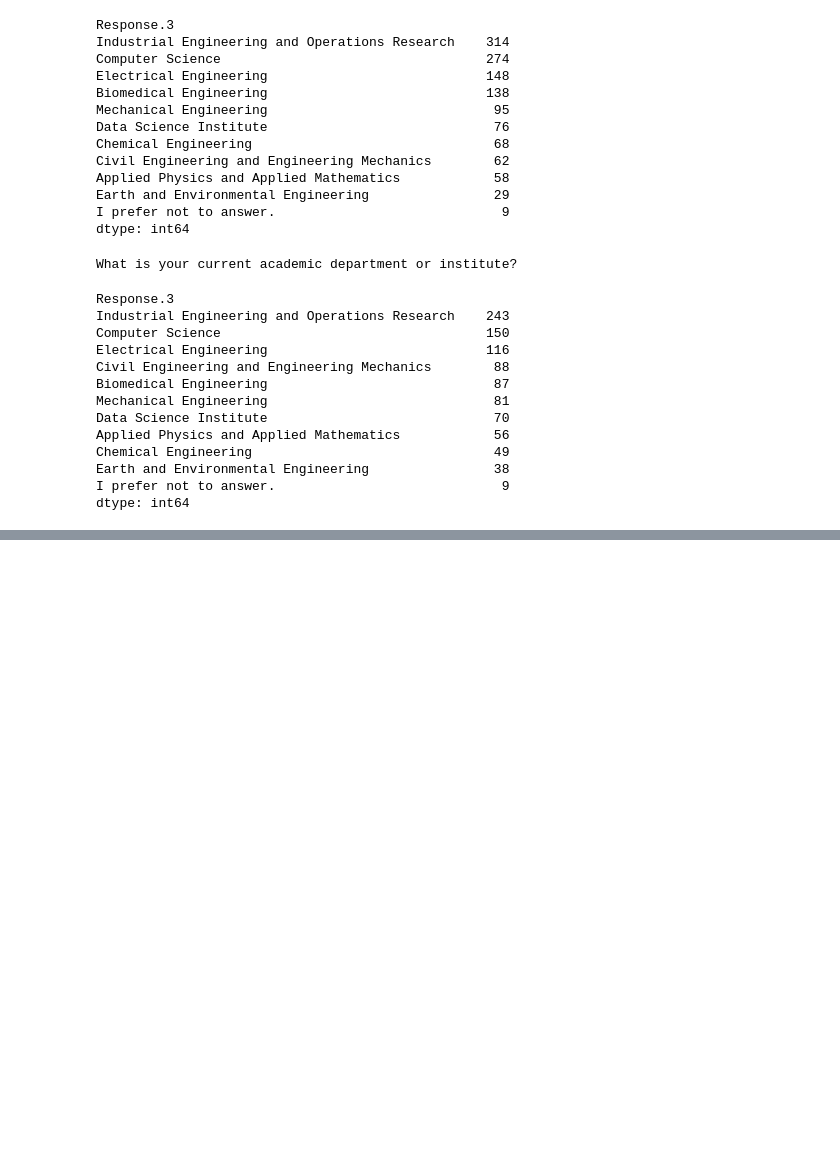
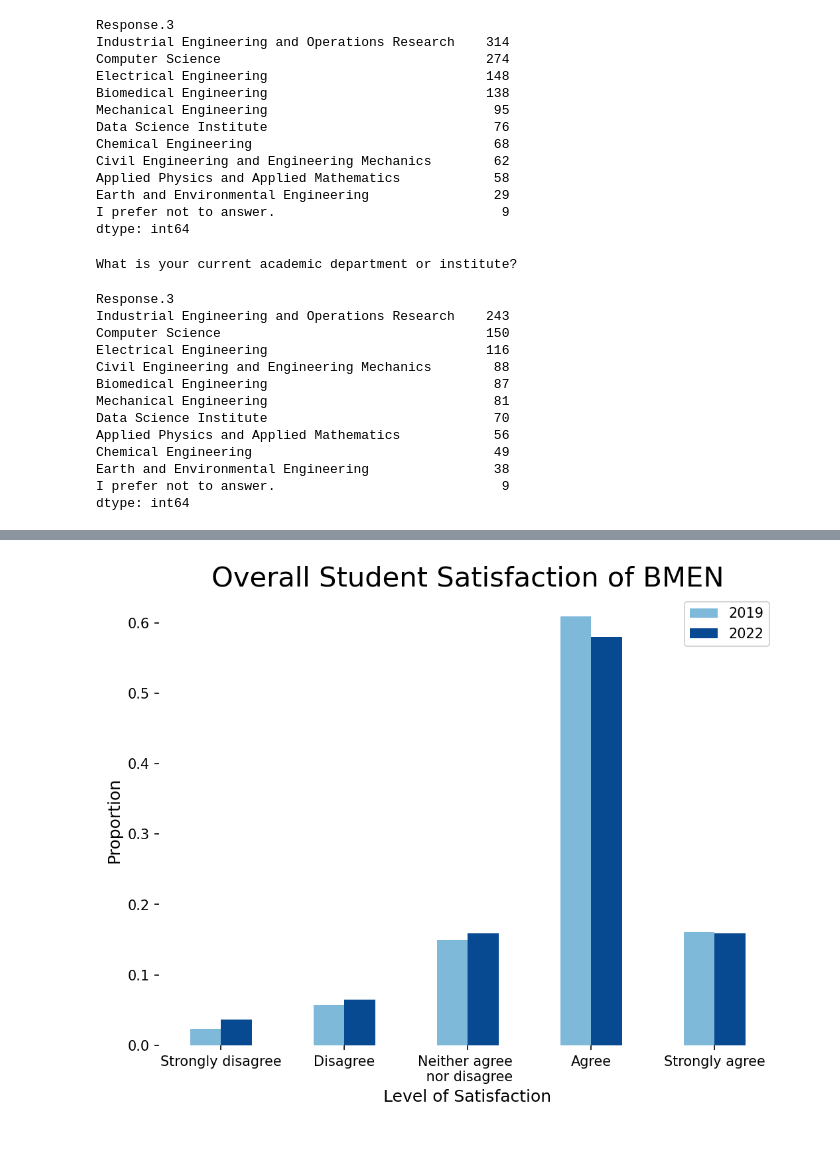
Before and after one commit to PatriciaSong/QLS, a Jupyter notebook: Biomedical Engineering.ipynb, the cells around one changed output, grey strips where cells are left out. Drawn from its saved outputs; the diff is of its cells as text; code cells hidden in the pictures; blank space fills up the shorter version.

```diff
--- a/Biomedical Engineering.ipynb
+++ b/Biomedical Engineering.ipynb
@@ -144,0 +171,3 @@ dtype: int64
+# %%
+sat2019=query_data(Q,qq,df2019,'satisfied',indx=1)
+sat2022=query_data(Q,qq,df2022,'satisfied',indx=1)
@@ -144,0 +183,6 @@ dtype: int64
+# %%
+a=pd.DataFrame(((sat2019.Response.value_counts()).sort_index(ascending=True)))
+a.rename(columns={"Response":'2019'},inplace=True)
+b=(sat2022.Response.value_counts()).sort_index(ascending=True)
+a['2022']=(b)
+a
@@ -144,0 +196,2 @@ dtype: int64
+# %%
+aa=a.apply(lambda x: x / x.sum(), axis=0)
@@ -144,0 +207,25 @@ dtype: int64
+# %%
+
+ind=['Strongly agree','Agree','Neither agree \n nor disagree','Disagree','Strongly disagree'][::-1]
+aa.rename(index={1:ind[0],2:ind[1],3:ind[2],4:ind[3],5:ind[4]},inplace=True)
+# %%
+cmap = mpl.cm.Blues(np.linspace(0.4,0.9,100))
+cmap = mpl.colors.ListedColormap(cmap[10:,:-1])
+
+fig,ax=plt.subplots(figsize=(8,6),dpi=150)
+
+
+aa.plot(kind='bar',colormap=cmap,ax=ax)
+
+plt.ylabel("Proportion",fontsize=12)
+plt.xlabel("Level of Satisfaction",fontsize=12)
+plt.title("Overall Student Satisfaction of BMEN",fontsize=20)
+plt.xticks(rotation=0)
+ax.spines['top'].set_visible(False)
+ax.spines['right'].set_visible(False)
+ax.spines['bottom'].set_visible(False)
+ax.spines['left'].set_visible(False)
+# %% [output]
+[figure, added]
+# %% [markdown]
+###
```
Also changed, not shown: parts of 13 cells of this notebook.
